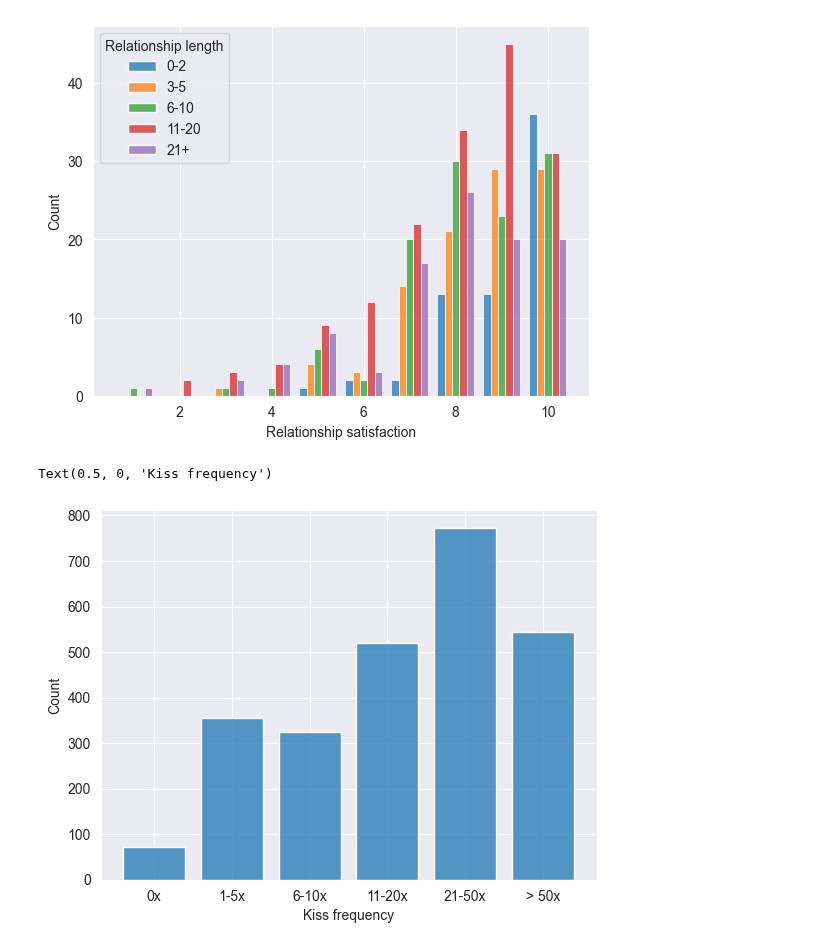
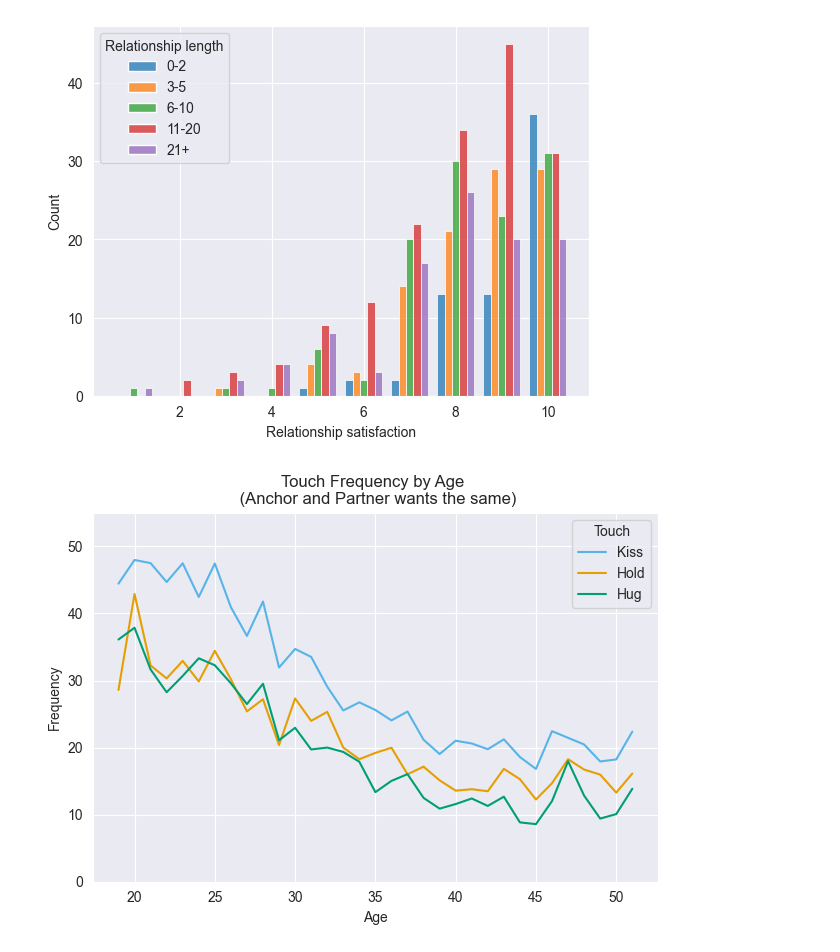
Before and after one commit to EdgardoCS/touchCouples, a Jupyter notebook: Anchor_partner.ipynb, the cells around one changed output. Drawn from its saved outputs; the diff is of its cells as text; code cells hidden in the pictures.

```diff
--- a/Anchor_partner.ipynb
+++ b/Anchor_partner.ipynb
@@ -136,19 +136,16 @@ df_kiss = df1[df1["kiss_diff"] == 0]
 df_hold = df1[df1["hold_diff"] == 0]
 df_hug = df1[df1["hug_diff"] == 0]
 # %%
-df_kiss['tf_kiss'] = pd.Categorical(df_kiss['tf_kiss'], ["0x", "1-5x", "6-10x", "11-20x", "21-50x", "> 50x"],
-                                    ordered=True)
-df_kiss = df_kiss.sort_values("tf_kiss")
-
-fig, ax = plt.subplots()
-sns.histplot(
-    data=df_kiss, x="tf_kiss",
-    multiple="dodge", discrete=True, shrink=.8,
-)
-ax.set_xlabel("Kiss frequency")
+# df_kiss['tf_kiss'] = pd.Categorical(df_kiss['tf_kiss'], ["0x", "1-5x", "6-10x", "11-20x", "21-50x", "> 50x"],
+#                                     ordered=True)
+# df_kiss = df_kiss.sort_values("tf_kiss")
+#
+# fig, ax = plt.subplots()
+# sns.histplot(
+#     data=df_kiss, x="tf_kiss",
+#     multiple="dodge", discrete=True, shrink=.8,
+# )
+# ax.set_xlabel("Kiss frequency")
-# %% [output]
-Text(0.5, 0, 'Kiss frequency')
-[figure, removed]
 # %%
 # Group and get mean of numeric coverage per age
 frequency_map = {
@@ -177 +188,18 @@ df_hug = df_hug.groupby("age")["Hug"].mean().reset_index()
+# %%
+df_merged = pd.merge(df_kiss_age, df_hold_age, on="age", how="outer")
+df_merged = pd.merge(df_merged, df_hug_age, on="age", how="outer")
+
+df_long = pd.melt(df_merged, id_vars="age", var_name="Touch", value_name="value")
+# Plot
+sns.lineplot(data=df_long, x="age", y="value", hue="Touch", palette=["#56B4E9", "#E69F00", "#009E73"])
+plt.title("Touch Frequency by Age \n (Anchor and Partner wants the same)")
+plt.xlabel("Age")
+plt.ylabel("Frequency")
+plt.grid(True)
+plt.tight_layout()
+plt.ylim(0,55)
+plt.savefig('output/anchor_match_partner(age vs touch).png', dpi=300)
+plt.show()
+# %% [output]
+[figure, added]
 # %%
```
Also changed, not shown: parts of 14 cells of this notebook, 3 other files.
